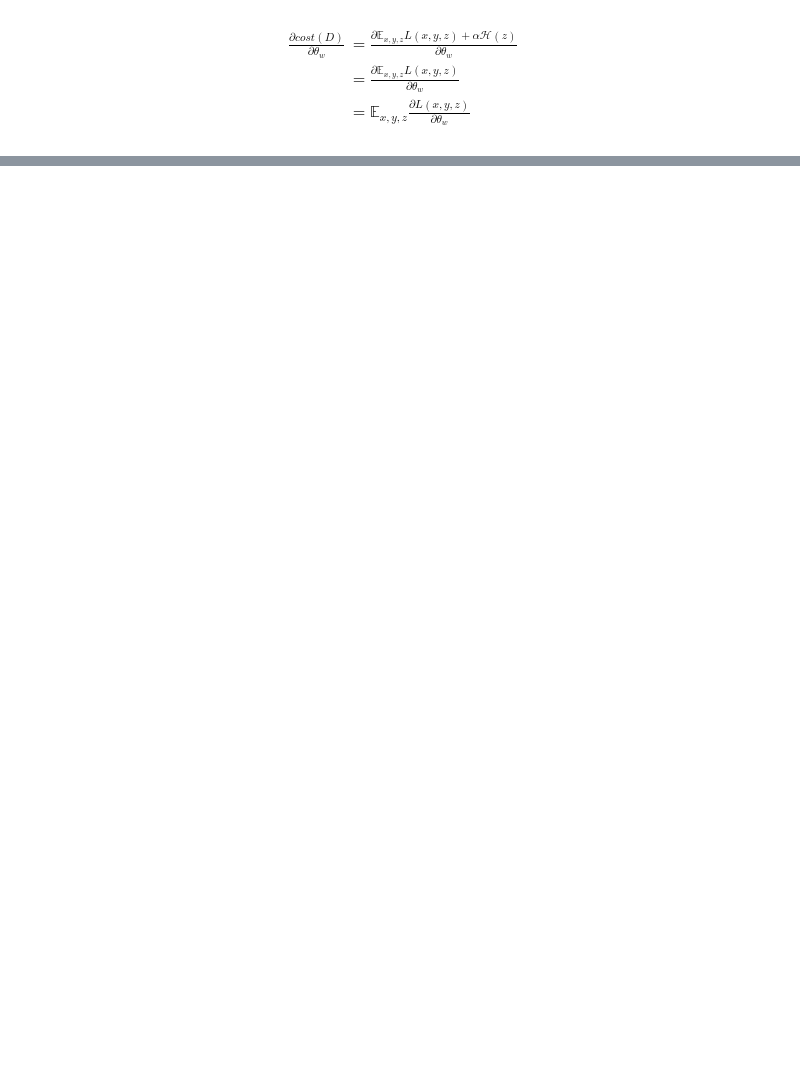
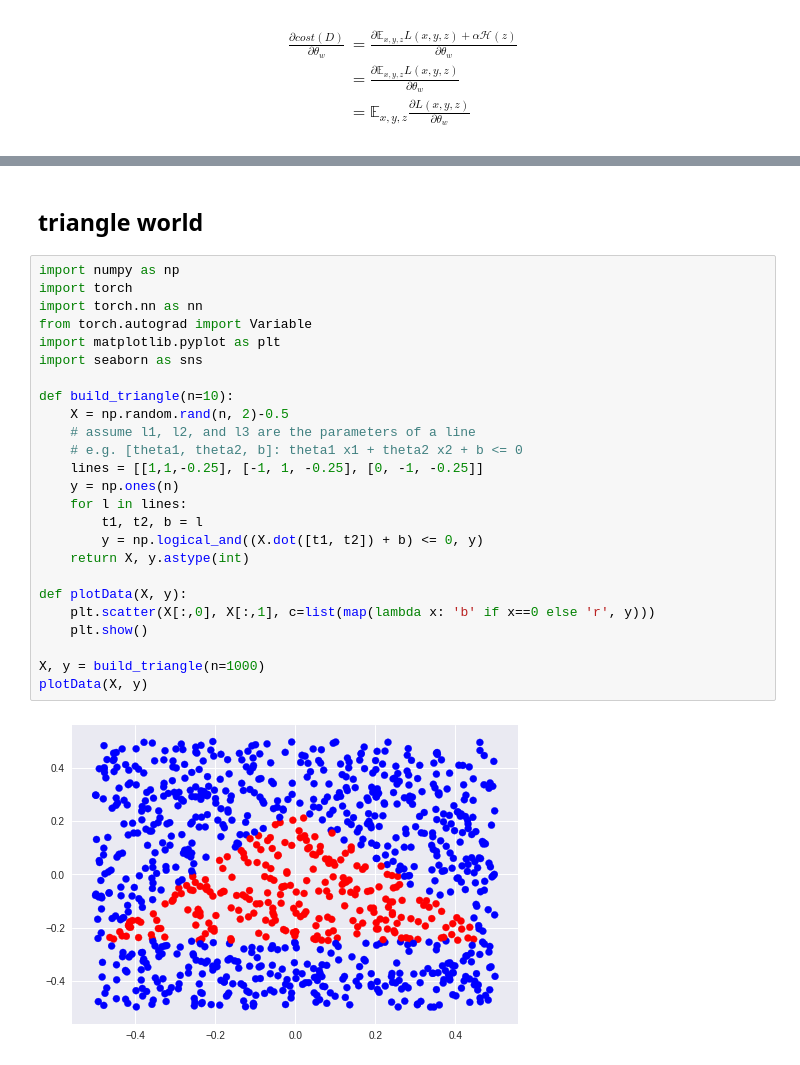
Before and after one commit to nathanwang000/credible_learning, a Jupyter notebook: credibility.ipynb, the cells around one changed output, grey strips where cells are left out. Cells and saved outputs as stored; diff of their text form; blank space fills up the shorter version.

```diff
--- a/credibility.ipynb
+++ b/credibility.ipynb
@@ -62,3 +64,32 @@ We consider the following environment to run our experiment
 - Island in the sea (to fail input gradient)
 - Big and small islands (to fail counterfactual explanation)
 - Randomly many islands (to get intuition on the model)
+# %% [markdown]
+## triangle world
+# %%
+import numpy as np
+import torch
+import torch.nn as nn
+from torch.autograd import Variable
+import matplotlib.pyplot as plt
+import seaborn as sns
+
+def build_triangle(n=10):
+    X = np.random.rand(n, 2)-0.5
+    # assume l1, l2, and l3 are the parameters of a line
+    # e.g. [theta1, theta2, b]: theta1 x1 + theta2 x2 + b <= 0
+    lines = [[1,1,-0.25], [-1, 1, -0.25], [0, -1, -0.25]]
+    y = np.ones(n)
+    for l in lines:
+        t1, t2, b = l
+        y = np.logical_and((X.dot([t1, t2]) + b) <= 0, y)
+    return X, y.astype(int)
+
+def plotData(X, y):
+    plt.scatter(X[:,0], X[:,1], c=list(map(lambda x: 'b' if x==0 else 'r', y)))
+    plt.show()
+
+X, y = build_triangle(n=1000)
+plotData(X, y)
+# %% [output]
+[figure, added]
```
Also changed, not shown: parts of 1 cell of this notebook, 1 other file.
